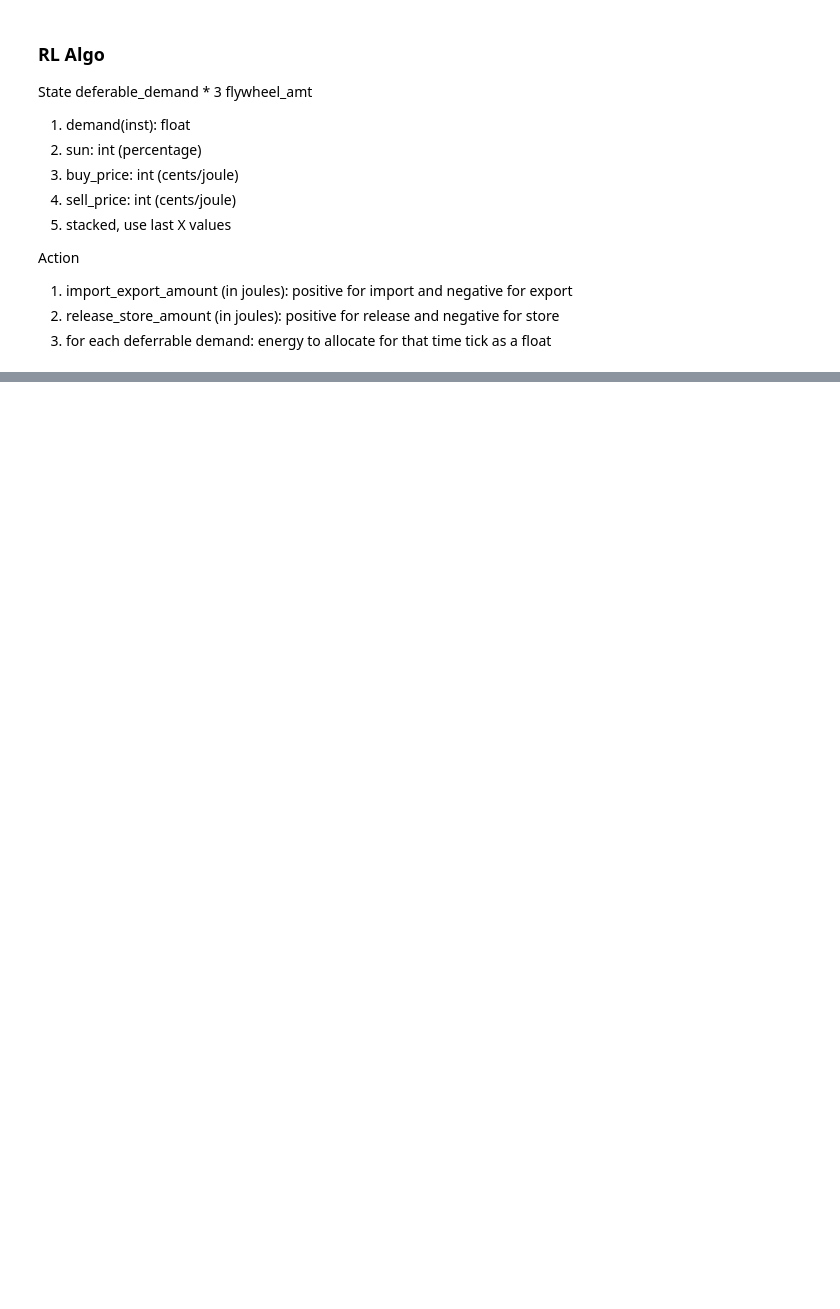
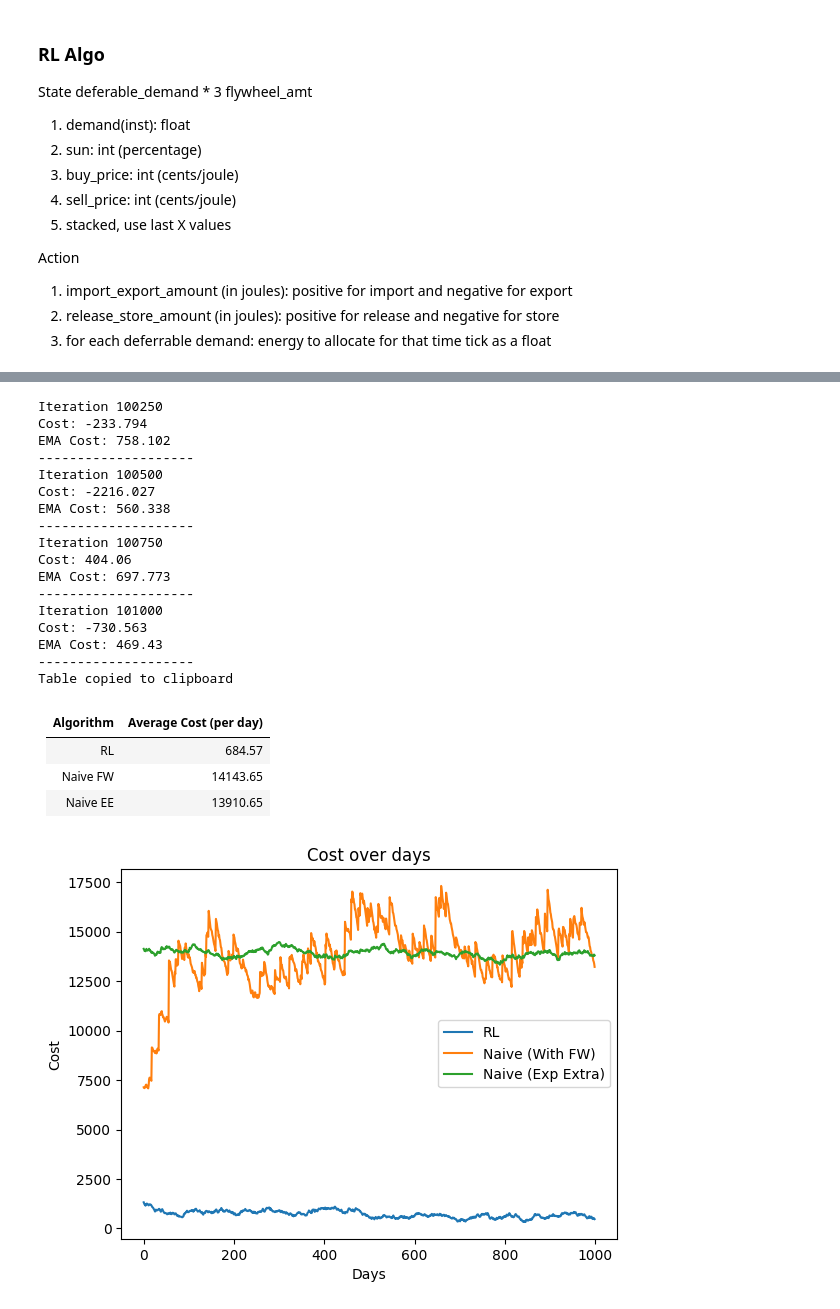
Before and after one commit to vishesh32/QuintupleE, a Jupyter notebook: optimisation/rl.ipynb, the cells around one changed output, grey strips where cells are left out. Drawn from its saved outputs; the diff is of its cells as text; code cells hidden in the pictures; blank space fills up the shorter version.

Commit message:
added average over trajectories

```diff
--- a/optimisation/rl.ipynb
+++ b/optimisation/rl.ipynb
@@ -442,3 +433,83 @@ plt.show()
+# %%
+
+# torch.save({
+#     'mean_net': policy_network.mean_net.state_dict(),
+#     'logstd': policy_network.logstd
+# }, "checkpoints/policy_network_10runs_600epochs.pth")
+
+# Validation
+from utils import get_ema
+import matplotlib.pyplot as plt
+import numpy as np
+import pandas as pd
+from IPython.display import display, Markdown
+import pyperclip
+# policy_network = load_policy_network_checkpoint()
+start = 100000
+size = 1000
+day, ticks = getTicksForDay(start)
+_, yest_ticks = getTicksForDay(start - 1)
+
+costs = []
+naive_store_fw = []
+naive_export_extra = []
+for i in range(start + 1, start + size + 1):
+    day, new_ticks = getTicksForDay(i)
+    r = predict(day, new_ticks, yest_ticks)
+    costs.append(r["cost"])
+    naive_store_fw.append(simulate_day_naive(day, new_ticks, use_flywheel=True))
+    naive_export_extra.append(simulate_day_naive(day, new_ticks, export_extra=True))
+    yest_ticks = ticks
+
+    if i % 250 == 0:
+        print(f"Iteration {i}")
+        print("Cost:", round(r["cost"], 3))
+        emas = get_ema(costs, 100)
+        print("EMA Cost:", round(emas[-1], 3))
+        print('-' * 20)
+
+
+table_md = "| Algorithm | Average Cost (per day) |\n"
+table_md += "|-----------|------------------------|\n"
+table_md += f"| RL | {round(np.mean(costs), 2)} |\n"
+table_md += f"| Naive FW | {round(np.mean(naive_store_fw), 2)} |\n"
+table_md += f"| Naive EE | {round(np.mean(naive_export_extra), 2)} |\n"
+pyperclip.copy(table_md)
+print("Table copied to clipboard")
+display(Markdown(table_md))
+
+plt.plot(get_ema(costs, 100), label="RL")
+plt.plot(get_ema(naive_store_fw, 100), label="Naive (With FW)")
+plt.plot(get_ema(naive_export_extra, 100), label="Naive (Exp Extra)")
+plt.xlabel("Days")
+plt.ylabel("Cost")
+plt.title("Cost over days")
+plt.legend()
+plt.show()
+# %% [output]
+Iteration 100250
+Cost: -233.794
+EMA Cost: 758.102
+--------------------
+Iteration 100500
+Cost: -2216.027
+EMA Cost: 560.338
+--------------------
+Iteration 100750
+Cost: 404.06
+EMA Cost: 697.773
+--------------------
+Iteration 101000
+Cost: -730.563
+EMA Cost: 469.43
+--------------------
+Table copied to clipboard
+| Algorithm | Average Cost (per day) |
+|-----------|------------------------|
+| RL | 684.57 |
+| Naive FW | 14143.65 |
+| Naive EE | 13910.65 |
+[figure, added]
 # %%
 '''Potential Improvements:
 
```
Also changed, not shown: parts of 4 cells of this notebook, 3 other files.
